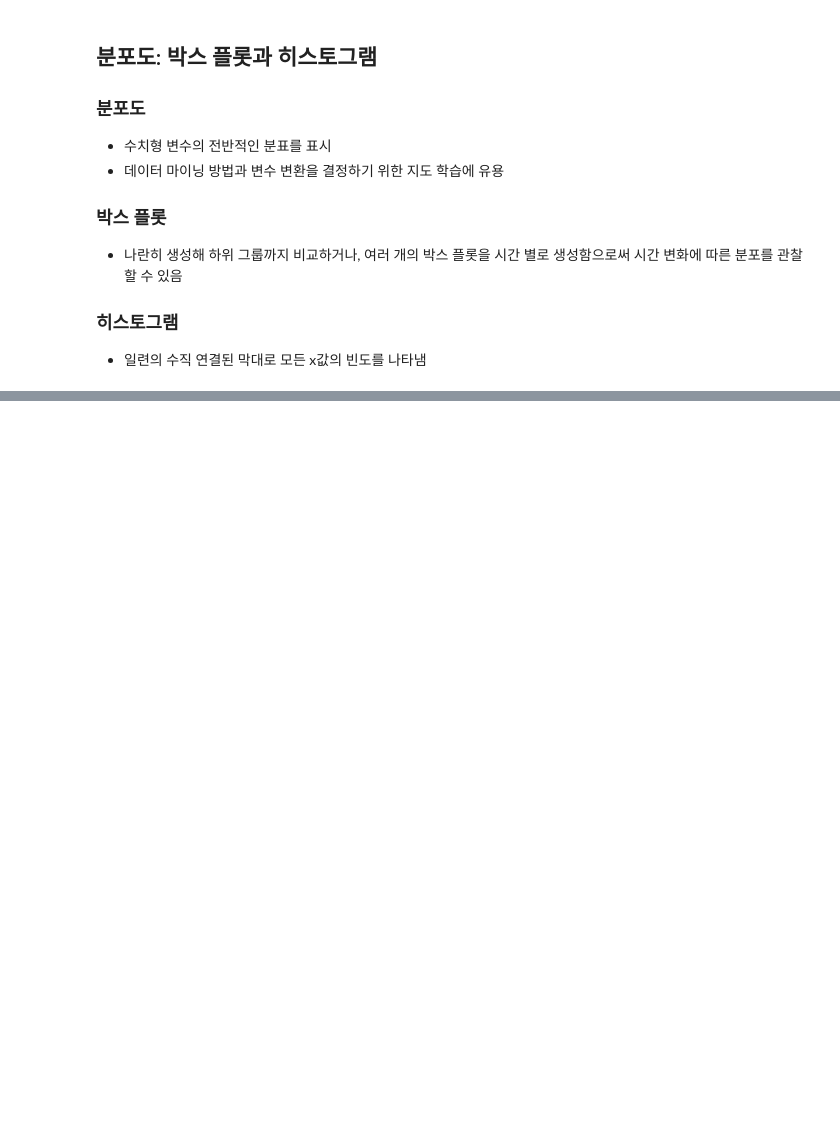
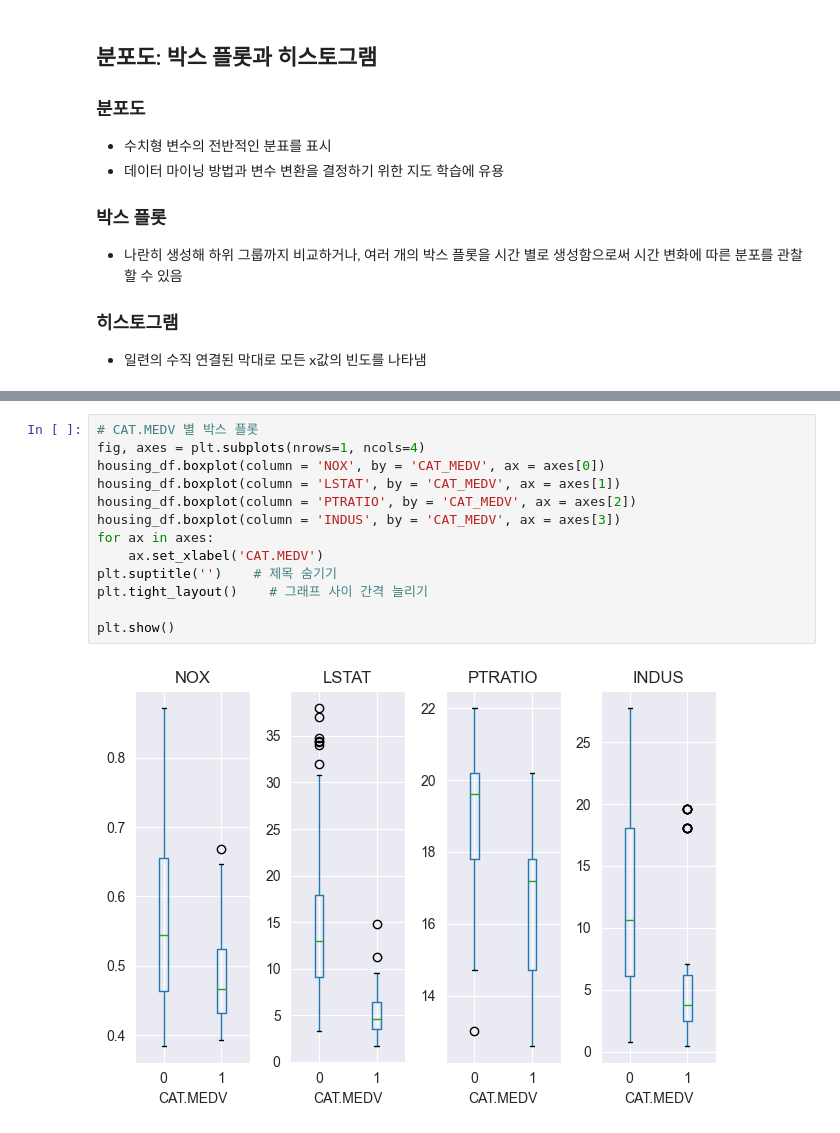
Before and after one commit to JunheeChoi/dm_class, a Jupyter notebook: 0314_dmclass.ipynb, the cells around one changed output, grey strips where cells are left out. Cells and saved outputs as stored; diff of their text form; blank space fills up the shorter version.

```diff
--- a/0314_dmclass.ipynb
+++ b/0314_dmclass.ipynb
@@ -947,0 +968,15 @@ plt.show()
+# %%
+# CAT.MEDV 별 박스 플롯
+fig, axes = plt.subplots(nrows=1, ncols=4)
+housing_df.boxplot(column = 'NOX', by = 'CAT_MEDV', ax = axes[0])
+housing_df.boxplot(column = 'LSTAT', by = 'CAT_MEDV', ax = axes[1])
+housing_df.boxplot(column = 'PTRATIO', by = 'CAT_MEDV', ax = axes[2])
+housing_df.boxplot(column = 'INDUS', by = 'CAT_MEDV', ax = axes[3])
+for ax in axes:
+    ax.set_xlabel('CAT.MEDV')
+plt.suptitle('')    # 제목 숨기기
+plt.tight_layout()    # 그래프 사이 간격 늘리기
+
+plt.show()
+# %% [output]
+[figure, added]
```
Also changed, not shown: parts of 39 cells of this notebook.
